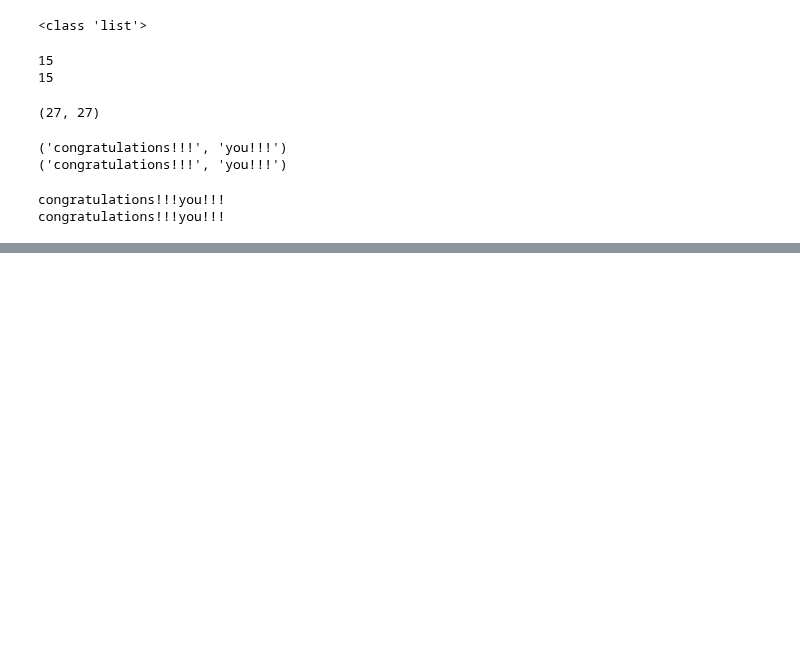
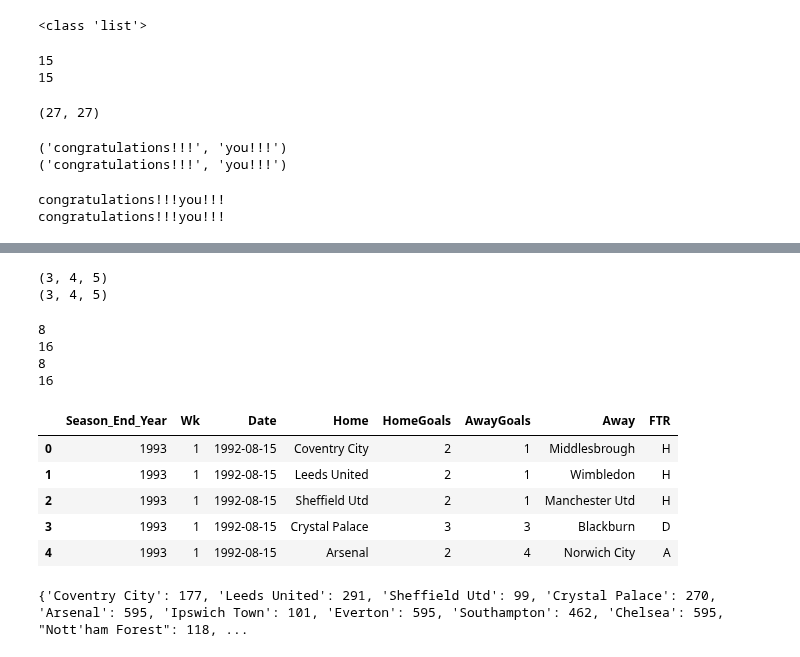
Before and after one commit to TeslimAdeyanju/studynote1-Python-for-Finance-Data-Science-My-Learning-Journey, a Jupyter notebook: python-Language/python-practice-file/python-practice.ipynb, the cells around one changed output, grey strips where cells are left out. Drawn from its saved outputs; the diff is of its cells as text; code cells hidden in the pictures; blank space fills up the shorter version.

```diff
--- a/python-Language/python-practice-file/python-practice.ipynb
+++ b/python-Language/python-practice-file/python-practice.ipynb
@@ -838,0 +850,5 @@ congratulations!!!you!!!
+# %%
+print(num)
+# %% [output]
+(3, 4, 5)
+(3, 4, 5)
@@ -838,0 +872,31 @@ congratulations!!!you!!!
+# %%
+def sum(a, b):
+    val1 = a**3
+    val2 = b**4
+    values = (val1, val2)
+    return values
+
+# call the function
+res1, res2 = sum(2,2)
+
+print(res1)
+print(res2)
+# %% [output]
+8
+16
+8
+16
+# %%
+import pandas as pd
+file = r'/Users/teslim/OneDrive/generaldata/17-premier-league-matches.csv'
+
+df = pd.read_csv(file)
+
+df.head()
+# %% [output]
+|  | Season_End_Year | Wk | Date | Home | HomeGoals | AwayGoals | Away | FTR |
+| 0 | 1993 | 1 | 1992-08-15 | Coventry City | 2 | 1 | Middlesbrough | H |
+| 1 | 1993 | 1 | 1992-08-15 | Leeds United | 2 | 1 | Wimbledon | H |
+| 2 | 1993 | 1 | 1992-08-15 | Sheffield Utd | 2 | 1 | Manchester Utd | H |
+| 3 | 1993 | 1 | 1992-08-15 | Crystal Palace | 3 | 3 | Blackburn | D |
+| 4 | 1993 | 1 | 1992-08-15 | Arsenal | 2 | 4 | Norwich City | A |
@@ -838,0 +915,7 @@ congratulations!!!you!!!
+# %%
+# calling the function
+result = count_entries(df, 'Home')
+
+print(result)
+# %% [output]
+{'Coventry City': 177, 'Leeds United': 291, 'Sheffield Utd': 99, 'Crystal Palace': 270, 'Arsenal': 595, 'Ipswich Town': 101, 'Everton': 595, 'Southampton': 462, 'Chelsea': 595, "Nott'ham Forest": 118, ...
```
Also changed, not shown: parts of 7 cells of this notebook.
